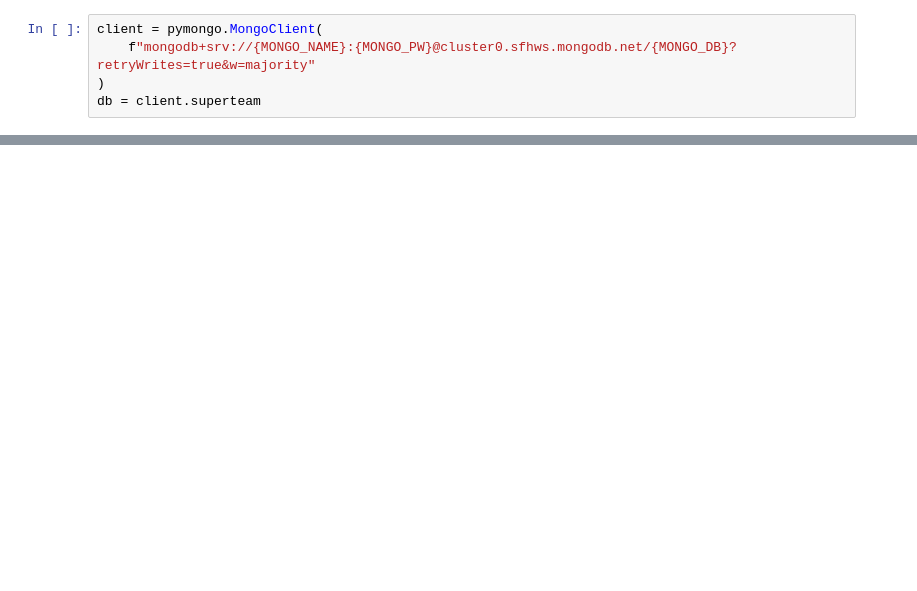
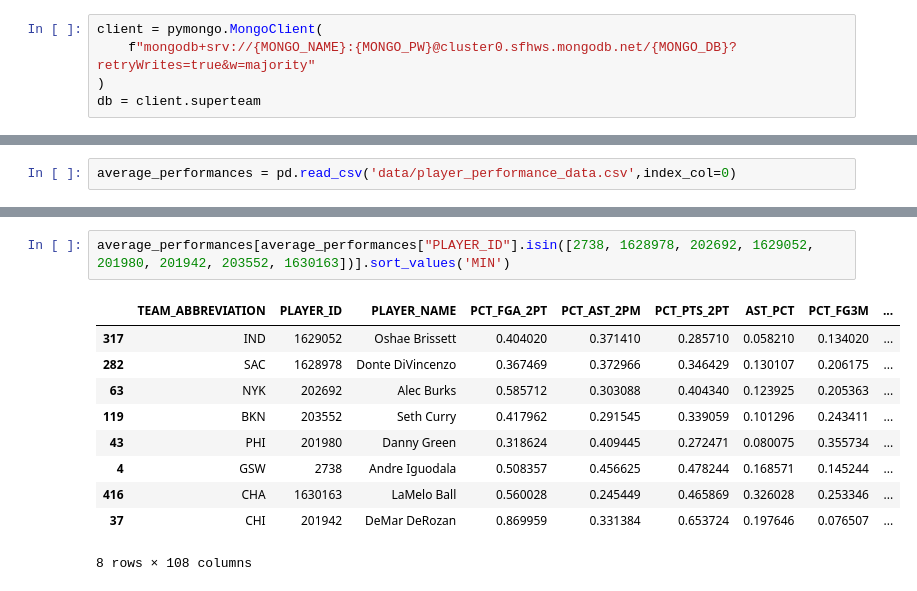
Before and after one commit to marcoloco23/super_team, a Jupyter notebook: simulation.ipynb, the cells around one changed output, grey strips where cells are left out. Saved outputs shown, nothing was run; the diff lists cells and outputs as text; blank space fills up the shorter version.

```diff
--- a/simulation.ipynb
+++ b/simulation.ipynb
@@ -39 +44,3 @@ average_performances = get_average_player_performances(season_performances)
+# %%
+average_performances = pd.read_csv('data/player_performance_data.csv',index_col=0)
 # %%
@@ -90,0 +138,13 @@ print(score)
+# %%
+average_performances[average_performances["PLAYER_ID"].isin([2738, 1628978, 202692, 1629052, 201980, 201942, 203552, 1630163])].sort_values('MIN')
+# %% [output]
+|  | TEAM_ABBREVIATION | PLAYER_ID | PLAYER_NAME | PCT_FGA_2PT | PCT_AST_2PM | PCT_PTS_2PT | AST_PCT | PCT_FG3M | ... |
+| 317 | IND | 1629052 | Oshae Brissett | 0.404020 | 0.371410 | 0.285710 | 0.058210 | 0.134020 | ... |
+| 282 | SAC | 1628978 | Donte DiVincenzo | 0.367469 | 0.372966 | 0.346429 | 0.130107 | 0.206175 | ... |
+| 63 | NYK | 202692 | Alec Burks | 0.585712 | 0.303088 | 0.404340 | 0.123925 | 0.205363 | ... |
+| 119 | BKN | 203552 | Seth Curry | 0.417962 | 0.291545 | 0.339059 | 0.101296 | 0.243411 | ... |
+| 43 | PHI | 201980 | Danny Green | 0.318624 | 0.409445 | 0.272471 | 0.080075 | 0.355734 | ... |
+| 4 | GSW | 2738 | Andre Iguodala | 0.508357 | 0.456625 | 0.478244 | 0.168571 | 0.145244 | ... |
+| 416 | CHA | 1630163 | LaMelo Ball | 0.560028 | 0.245449 | 0.465869 | 0.326028 | 0.253346 | ... |
+| 37 | CHI | 201942 | DeMar DeRozan | 0.869959 | 0.331384 | 0.653724 | 0.197646 | 0.076507 | ... |
+8 rows × 108 columns
```
Also changed, not shown: parts of 19 cells of this notebook, 7 other files.
